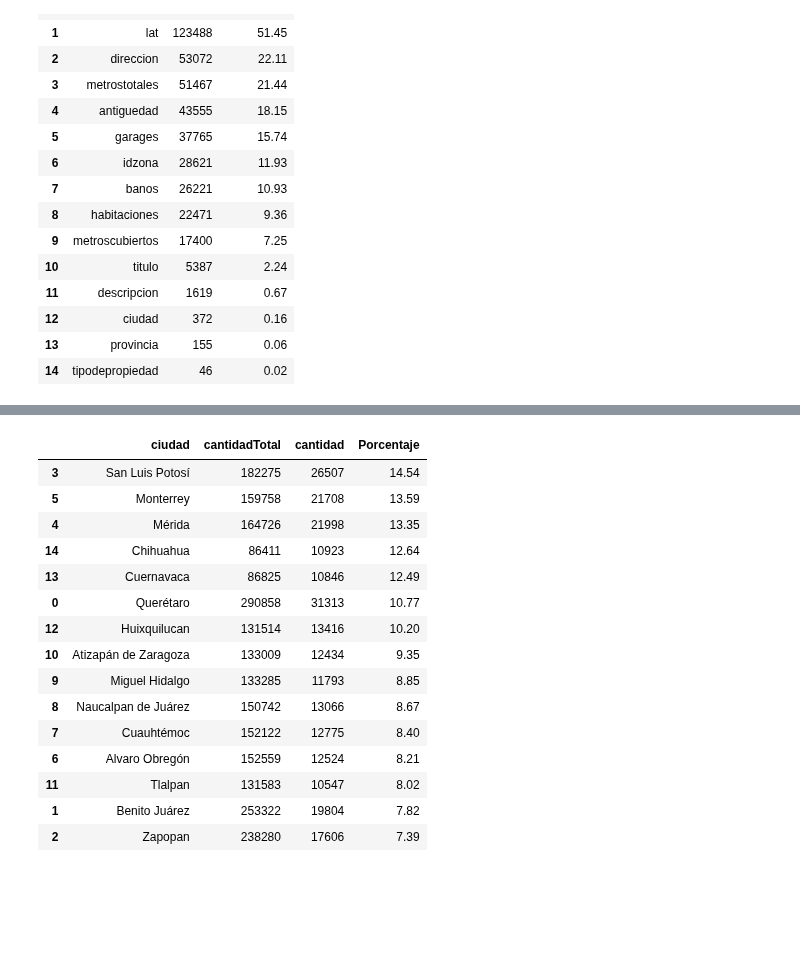
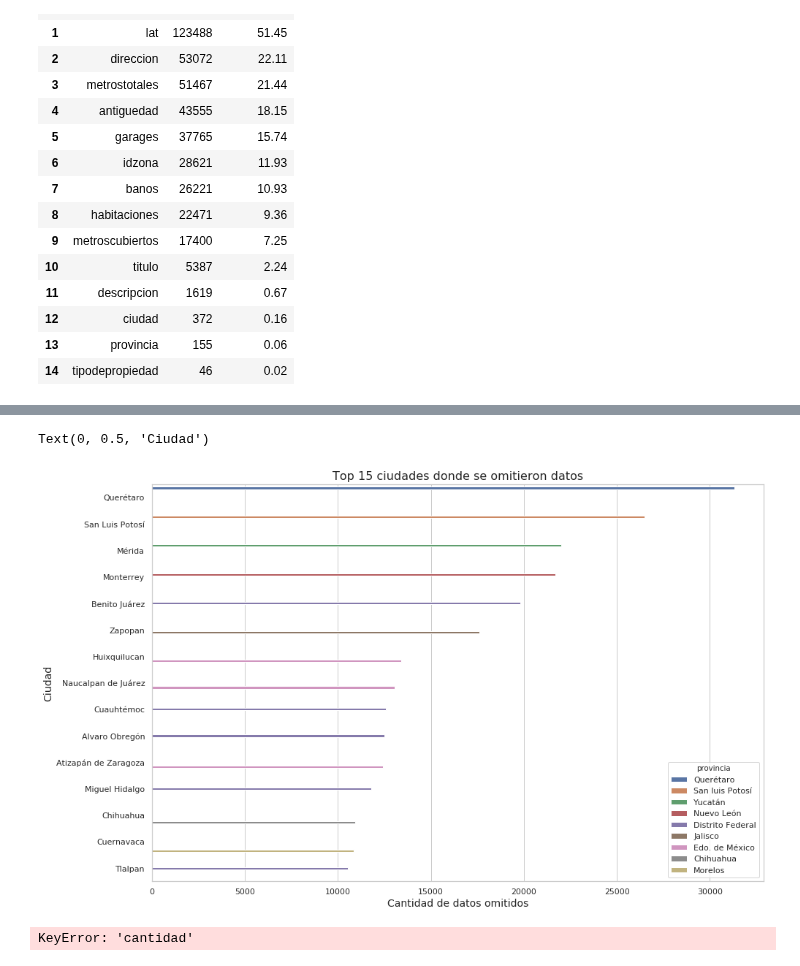
Before and after one commit to JuanCruzCastroLopez/tp1-zonajobs-analysis, a Jupyter notebook: DataSet_analisis.ipynb, the cells around one changed output, grey strips where cells are left out. Drawn from its saved outputs; the diff is of its cells as text; code cells hidden in the pictures; blank space fills up the shorter version.

```diff
--- a/DataSet_analisis.ipynb
+++ b/DataSet_analisis.ipynb
@@ -157,3 +158,18 @@ Text(0, 0.5, 'Ciudad')
+# %%
+#Comenzamos a darnos cuenta que San Luis Potosí es una de las ciudades que más campos vacios deja.
+#Veamos ahora en un marco más general.
+#Vemos que la ciudad que mas datos omitio en realidad es Querétaro.
+
+dfNullTot = df.groupby(['provincia','ciudad']).agg({'nulls':'sum'}).reset_index().sort_values(by='nulls', ascending=False)[0:15]
+plt.figure(figsize=(15, 10))
+
+g = sns.barplot(x=dfNullTot['nulls'], y=dfNullTot['ciudad'], orient='h', hue=dfNullTot['provincia'])
+g.set_title("Top 15 ciudades donde se omitieron datos", fontsize=16)
+g.set_xlabel("Cantidad de datos omitidos", fontsize=14)
+g.set_ylabel("Ciudad", fontsize=14)
+# %% [output]
+Text(0, 0.5, 'Ciudad')
+[figure, added]
 # %%
 # Quiero hacer un grafiquito con el total de publicaciones de cada ciudad de esas 15 que encontre
 # que son las que mas nulls tienen
@@ -171,22 +187,7 @@ dfComparacion['Porcentaje']=dfComparacion['cantidad']/dfComparacion['cantidadTot
 dfComparacion.sort_values(by='Porcentaje',ascending=False,inplace=True)
 dfComparacion
 # %% [output]
-|  | ciudad | cantidadTotal | cantidad | Porcentaje |
-| 3 | San Luis Potosí | 182275 | 26507 | 14.54 |
-| 5 | Monterrey | 159758 | 21708 | 13.59 |
-| 4 | Mérida | 164726 | 21998 | 13.35 |
-| 14 | Chihuahua | 86411 | 10923 | 12.64 |
-| 13 | Cuernavaca | 86825 | 10846 | 12.49 |
-| 0 | Querétaro | 290858 | 31313 | 10.77 |
-| 12 | Huixquilucan | 131514 | 13416 | 10.20 |
-| 10 | Atizapán de Zaragoza | 133009 | 12434 | 9.35 |
-| 9 | Miguel Hidalgo | 133285 | 11793 | 8.85 |
-| 8 | Naucalpan de Juárez | 150742 | 13066 | 8.67 |
-| 7 | Cuauhtémoc | 152122 | 12775 | 8.40 |
-| 6 | Alvaro Obregón | 152559 | 12524 | 8.21 |
-| 11 | Tlalpan | 131583 | 10547 | 8.02 |
-| 1 | Benito Juárez | 253322 | 19804 | 7.82 |
-| 2 | Zapopan | 238280 | 17606 | 7.39 |
+KeyError: 'cantidad'
 # %%
 #Veamos que provincia es la que más datos omite:
 def sumNuls (x):
```
Also changed, not shown: parts of 23 cells of this notebook, 2 other files.
